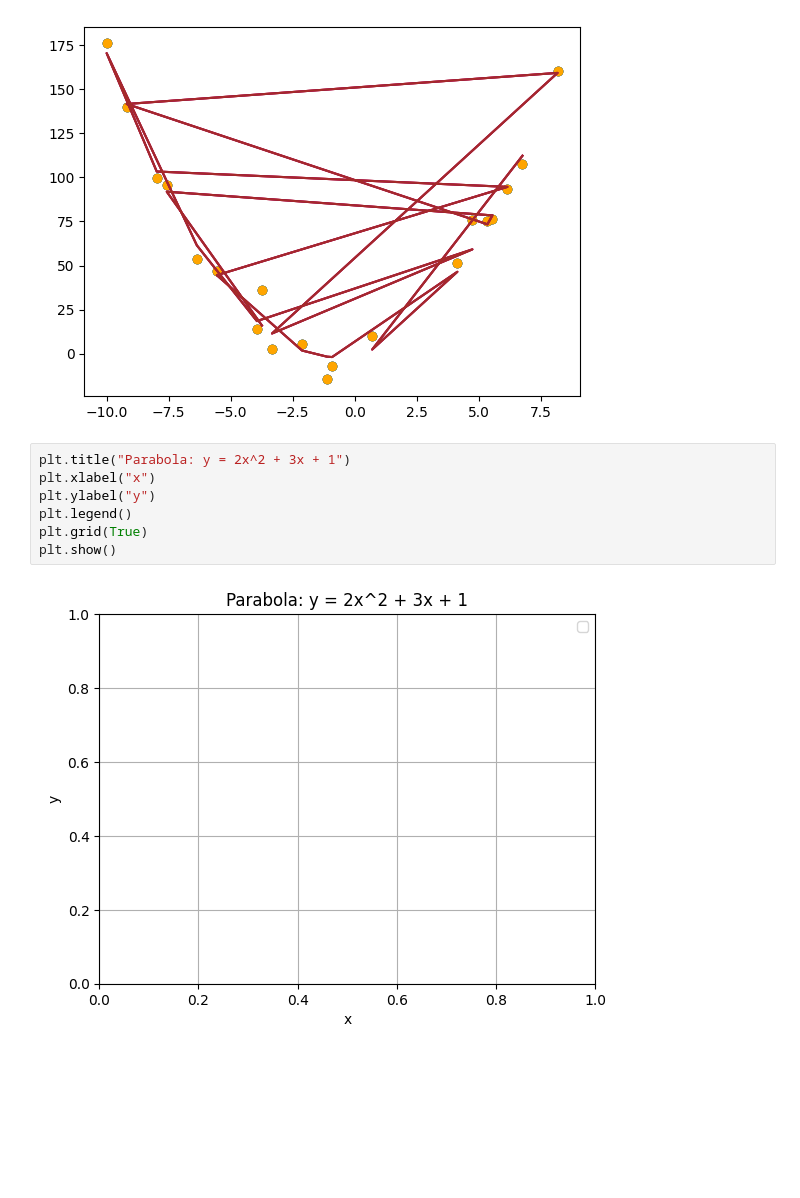
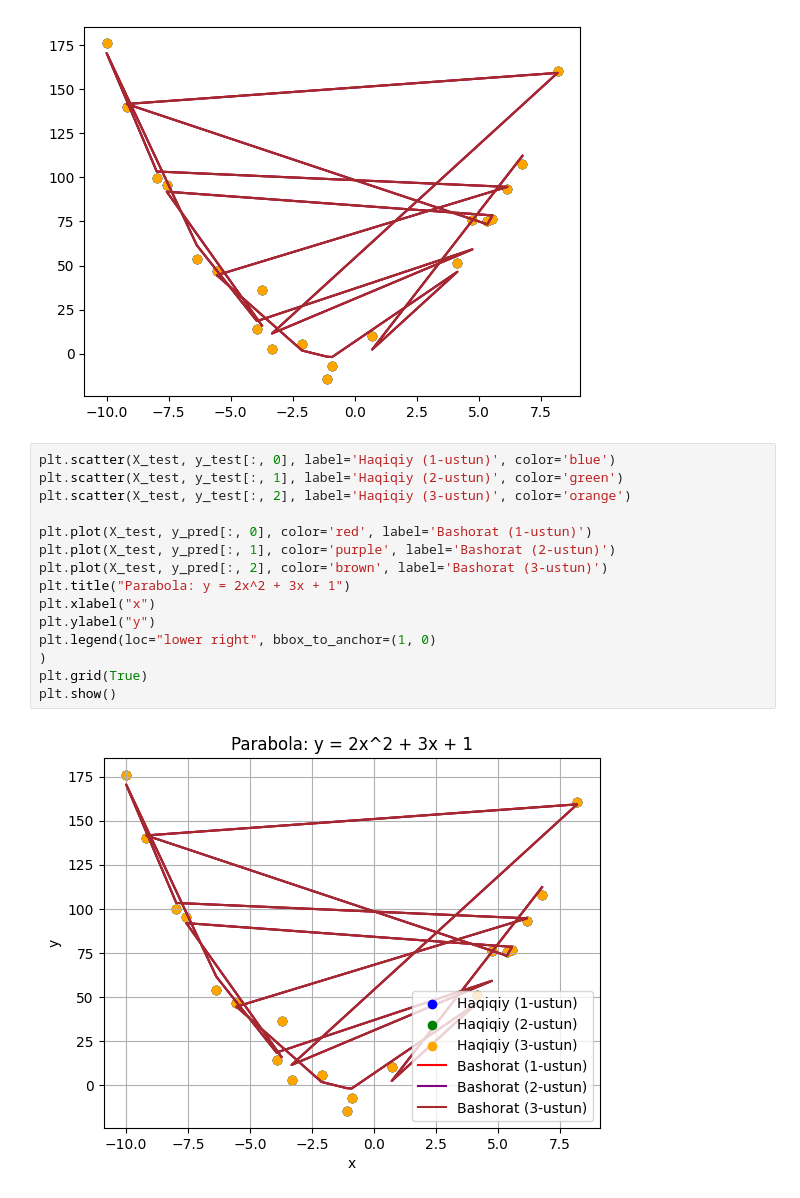
Before and after one commit to Acrenomius/Mustaqil_ishlar, a Jupyter notebook: 3_topshiriq.ipynb, the cells around one changed output. Drawn from its saved outputs; the diff is of its cells as text; blank space fills up the shorter version.

```diff
--- a/3_topshiriq.ipynb
+++ b/3_topshiriq.ipynb
@@ -52,12 +52,20 @@ plt.plot(X_test, y_pred[:, 2], color='brown', label='Bashorat (3-ustun)')
 # %% [output]
 [<matplotlib.lines.Line2D at 0x...>]
 [figure]
-# %%
-plt.title("Parabola: y = 2x^2 + 3x + 1")
-plt.xlabel("x")
-plt.ylabel("y")
-plt.legend()
-plt.grid(True)
-plt.show()
-# %% [output]
-[figure, removed]
+# %%
+plt.scatter(X_test, y_test[:, 0], label='Haqiqiy (1-ustun)', color='blue')
+plt.scatter(X_test, y_test[:, 1], label='Haqiqiy (2-ustun)', color='green')
+plt.scatter(X_test, y_test[:, 2], label='Haqiqiy (3-ustun)', color='orange')
+
+plt.plot(X_test, y_pred[:, 0], color='red', label='Bashorat (1-ustun)')
+plt.plot(X_test, y_pred[:, 1], color='purple', label='Bashorat (2-ustun)')
+plt.plot(X_test, y_pred[:, 2], color='brown', label='Bashorat (3-ustun)')
+plt.title("Parabola: y = 2x^2 + 3x + 1")
+plt.xlabel("x")
+plt.ylabel("y")
+plt.legend(loc="lower right", bbox_to_anchor=(1, 0)
+)
+plt.grid(True)
+plt.show()
+# %% [output]
+[figure, added]
```
